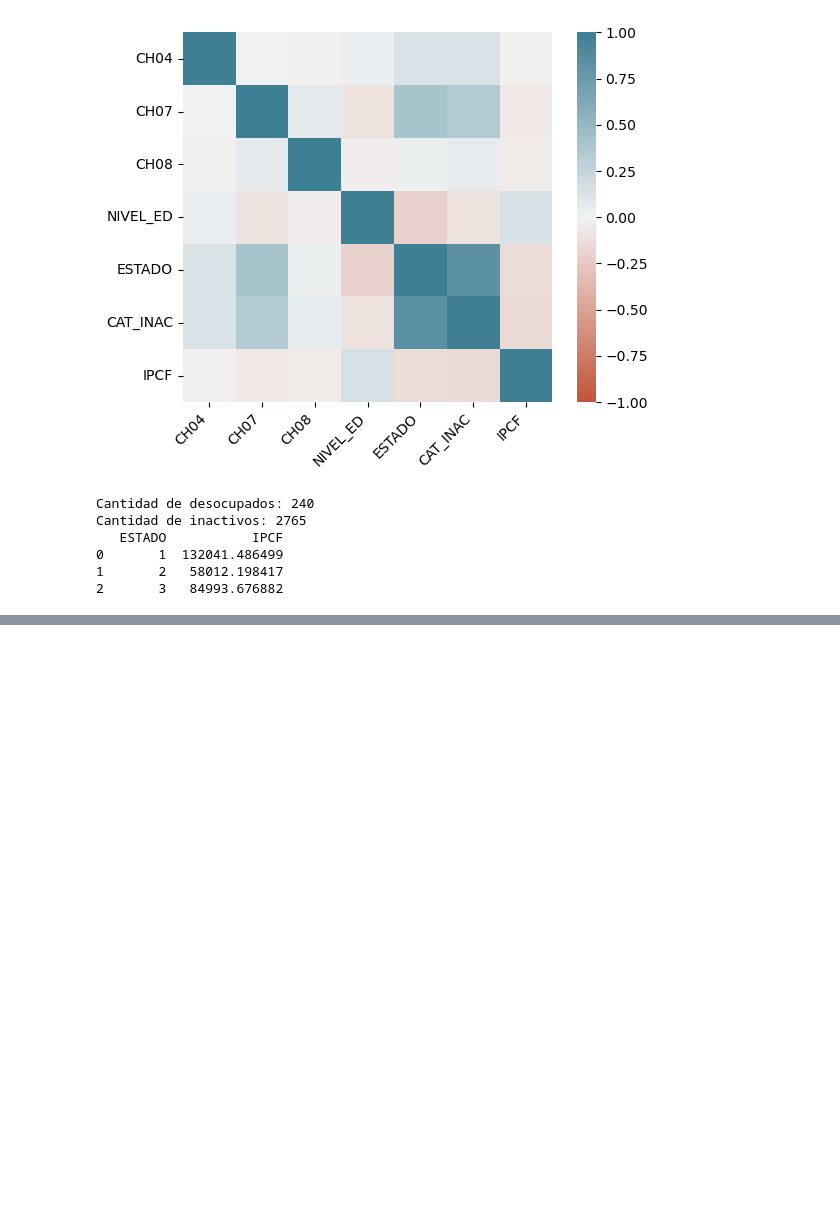
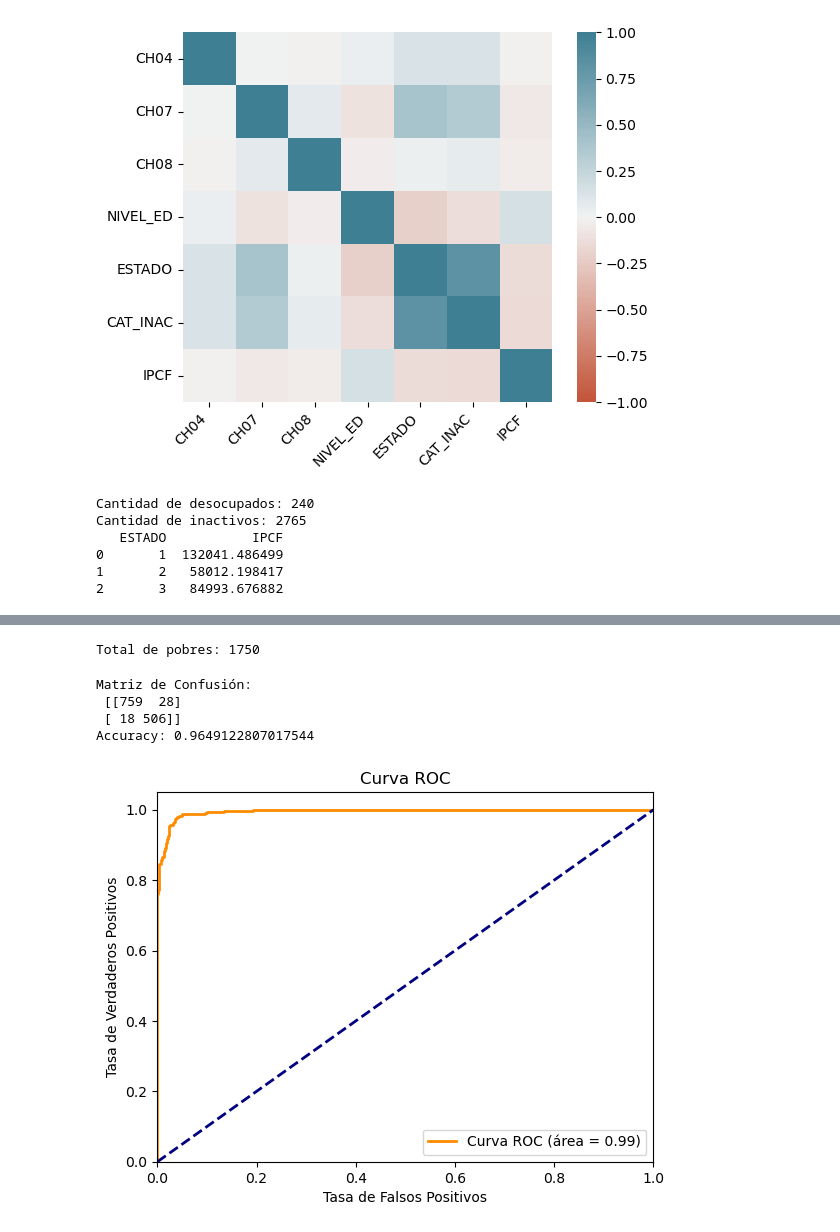
Before and after one commit to tbuscaglia/TP3_Big_Data, a Jupyter notebook: TP3_BD.ipynb, the cells around one changed output, grey strips where cells are left out. Cells and saved outputs as stored; diff of their text form; code cells hidden in the pictures; blank space fills up the shorter version.

Commit message:
Parte II ejercicio 3

```diff
--- a/TP3_BD.ipynb
+++ b/TP3_BD.ipynb
@@ -15,9 +20,7 @@ df = df[df['AGLOMERADO'].isin([32, 33])]
 # %%
 #b) Eliminamos observaciones con valores atipicos, como edades o tiempo de empleo negativo
 df = df[df['CH06'] > 0]
-df = df[df['PP05B2_MES'] > 0]
-df = df[df['PP05B2_ANO'] > 0]
-df = df[df['PP05B2_M'] > 0]
+df['MAS_500'] = np.where(df['MAS_500'] == 'S', 1, 0)
 # %%
 #c)
 # Graficamos la composición por sexo
@@ -180,0 +174,10 @@ Total de pobres: 1771
+# %%
+#Ejercicio 5: Calculamos cantidad de pobres
+
+respondieron['pobre'] = np.where(respondieron['ingreso_necesario'] > respondieron['ITF'], 1, 0)
+
+pobres = respondieron['pobre'].sum()
+
+print('Total de pobres:', pobres)
+# %% [output]
+Total de pobres: 1750
@@ -180,0 +207,47 @@ Total de pobres: 1771
+# %%
+# 3 Logit
+# Ajustamos el clasificador con el método fit()
+
+from sklearn.preprocessing import StandardScaler
+
+scaler = StandardScaler()
+scaler.fit(X_train)  # Fit scaler on training data only
+X_train_scaled = scaler.transform(X_train)
+X_test_scaled = scaler.transform(X_test)
+
+log_reg = LogisticRegression(penalty=None, max_iter=1000)  # Set penalty and increase iterations (optional)
+log_reg.fit(X_train_scaled, y_train)
+
+y_test_pred_score = log_reg.predict_proba(X_test_scaled)[:, 1]
+y_train_pred_score = log_reg.predict_proba(X_train_scaled)[:, 1]
+y_test_pred = (y_test_pred_score >= 0.5).astype(int)
+# %%
+# Calcular la matriz de confusión
+conf_matrix = confusion_matrix(y_test, y_test_pred)
+print("Matriz de Confusión:\n", conf_matrix)
+
+# Calcular la curva ROC y el AUC
+fpr, tpr, thresholds = roc_curve(y_test, y_test_pred_score)
+roc_auc = auc(fpr, tpr)
+
+# Calcular la precisión (accuracy)
+accuracy = accuracy_score(y_test, y_test_pred)
+print("Accuracy:", accuracy)
+
+# Graficar la curva ROC
+plt.figure()
+plt.plot(fpr, tpr, color='darkorange', lw=2, label='Curva ROC (área = %0.2f)' % roc_auc)
+plt.plot([0, 1], [0, 1], color='navy', lw=2, linestyle='--')
+plt.xlim([0.0, 1.0])
+plt.ylim([0.0, 1.05])
+plt.xlabel('Tasa de Falsos Positivos')
+plt.ylabel('Tasa de Verdaderos Positivos')
+plt.title('Curva ROC')
+plt.legend(loc="lower right")
+plt.show()
+# %% [output]
+Matriz de Confusión:
+ [[759  28]
+ [ 18 506]]
+Accuracy: 0.9649122807017544
+[figure, added]
```
Also changed, not shown: parts of 11 cells of this notebook.
